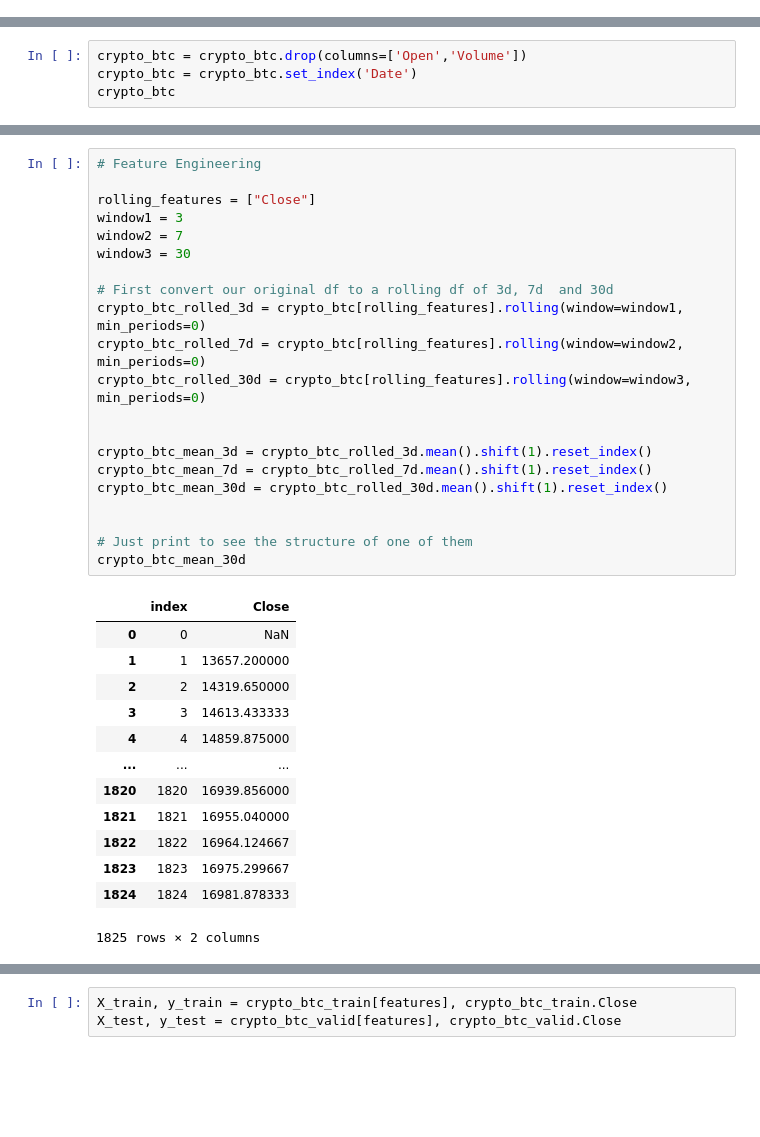
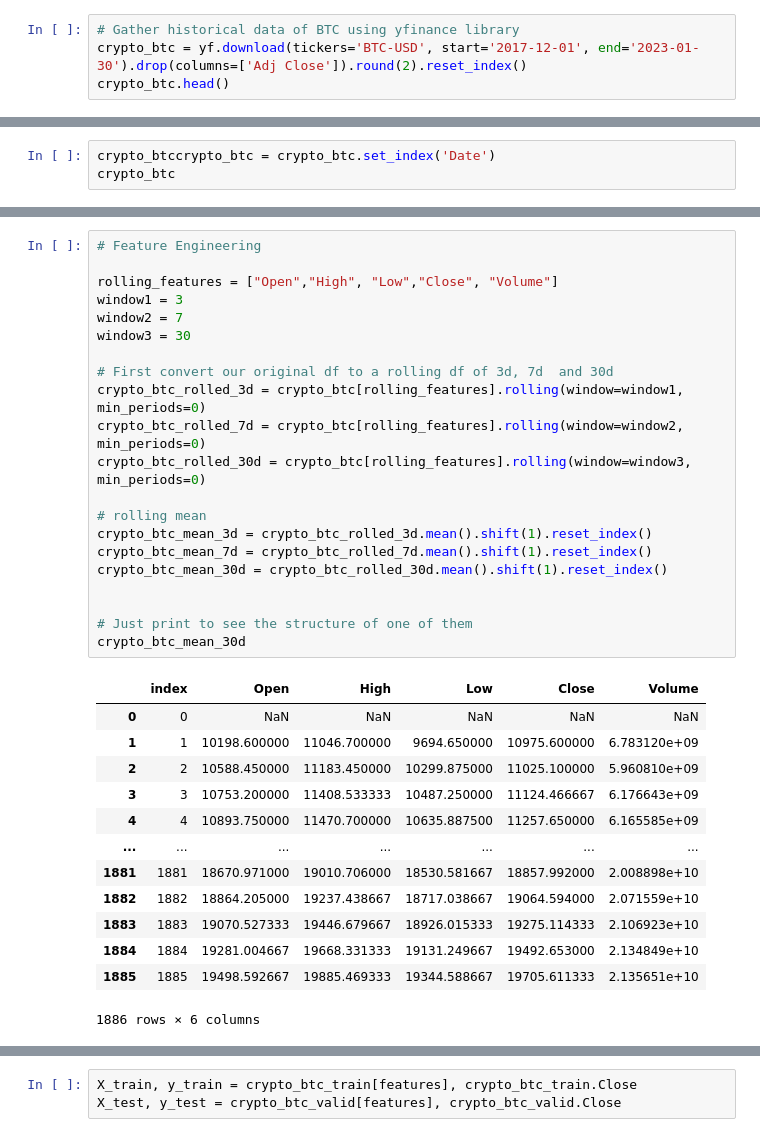
Before and after one commit to Olegreg762/Group_Project_2, a Jupyter notebook: BTC_ETH_XGBoost.ipynb, the cells around one changed output, grey strips where cells are left out. Cells and saved outputs as stored; diff of their text form; blank space fills up the shorter version.

```diff
--- a/BTC_ETH_XGBoost.ipynb
+++ b/BTC_ETH_XGBoost.ipynb
@@ -40,0 +17,4 @@ crypto_eth.head()
+# %%
+# Gather historical data of BTC using yfinance library
+crypto_btc = yf.download(tickers='BTC-USD', start='2017-12-01', end='2023-01-30').drop(columns=['Adj Close']).round(2).reset_index()
+crypto_btc.head()
@@ -99,5 +53,4 @@ crypto_btc
 # %%
-crypto_btc = crypto_btc.drop(columns=['Open','Volume'])
-crypto_btc = crypto_btc.set_index('Date')
+crypto_btccrypto_btc = crypto_btc.set_index('Date')
 crypto_btc
 # %% [output]
@@ -151,36 +90,36 @@ plt.show()
 # %%
 # Feature Engineering
 
-rolling_features = ["Close"]
+rolling_features = ["Open","High", "Low","Close", "Volume"]
 window1 = 3
 window2 = 7
 window3 = 30
 
 # First convert our original df to a rolling df of 3d, 7d  and 30d
 crypto_btc_rolled_3d = crypto_btc[rolling_features].rolling(window=window1, min_periods=0)
 crypto_btc_rolled_7d = crypto_btc[rolling_features].rolling(window=window2, min_periods=0)
 crypto_btc_rolled_30d = crypto_btc[rolling_features].rolling(window=window3, min_periods=0)
 
-
+# rolling mean
 crypto_btc_mean_3d = crypto_btc_rolled_3d.mean().shift(1).reset_index()
 crypto_btc_mean_7d = crypto_btc_rolled_7d.mean().shift(1).reset_index()
 crypto_btc_mean_30d = crypto_btc_rolled_30d.mean().shift(1).reset_index()
 
 
 # Just print to see the structure of one of them
 crypto_btc_mean_30d
 # %% [output]
-|  | index | Close |
-| 0 | 0 | NaN |
-| 1 | 1 | 13657.200000 |
-| 2 | 2 | 14319.650000 |
-| 3 | 3 | 14613.433333 |
-| 4 | 4 | 14859.875000 |
-| ... | ... | ... |
-| 1820 | 1820 | 16939.856000 |
-| 1821 | 1821 | 16955.040000 |
-| 1822 | 1822 | 16964.124667 |
-| 1823 | 1823 | 16975.299667 |
-| 1824 | 1824 | 16981.878333 |
+|  | index | Open | High | Low | Close | Volume |
+| 0 | 0 | NaN | NaN | NaN | NaN | NaN |
+| 1 | 1 | 10198.600000 | 11046.700000 | 9694.650000 | 10975.600000 | 6.783120e+09 |
+| 2 | 2 | 10588.450000 | 11183.450000 | 10299.875000 | 11025.100000 | 5.960810e+09 |
+| 3 | 3 | 10753.200000 | 11408.533333 | 10487.250000 | 11124.466667 | 6.176643e+09 |
+| 4 | 4 | 10893.750000 | 11470.700000 | 10635.887500 | 11257.650000 | 6.165585e+09 |
+| ... | ... | ... | ... | ... | ... | ... |
+| 1881 | 1881 | 18670.971000 | 19010.706000 | 18530.581667 | 18857.992000 | 2.008898e+10 |
+| 1882 | 1882 | 18864.205000 | 19237.438667 | 18717.038667 | 19064.594000 | 2.071559e+10 |
+| 1883 | 1883 | 19070.527333 | 19446.679667 | 18926.015333 | 19275.114333 | 2.106923e+10 |
+| 1884 | 1884 | 19281.004667 | 19668.331333 | 19131.249667 | 19492.653000 | 2.134849e+10 |
+| 1885 | 1885 | 19498.592667 | 19885.469333 | 19344.588667 | 19705.611333 | 2.135651e+10 |
-1825 rows × 2 columns
+1886 rows × 6 columns
 # %%
```
Also changed, not shown: parts of 34 cells of this notebook.
